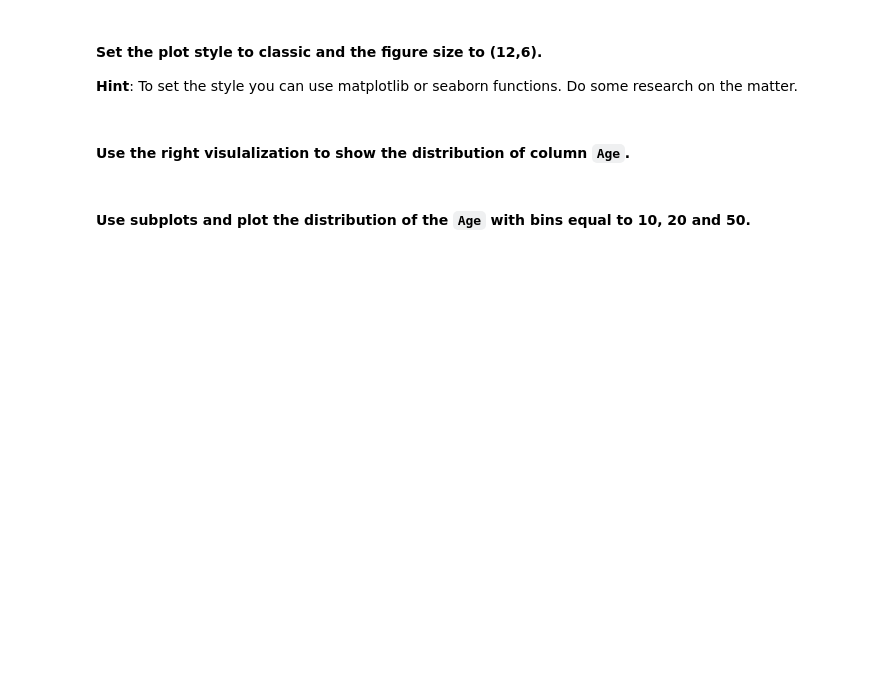
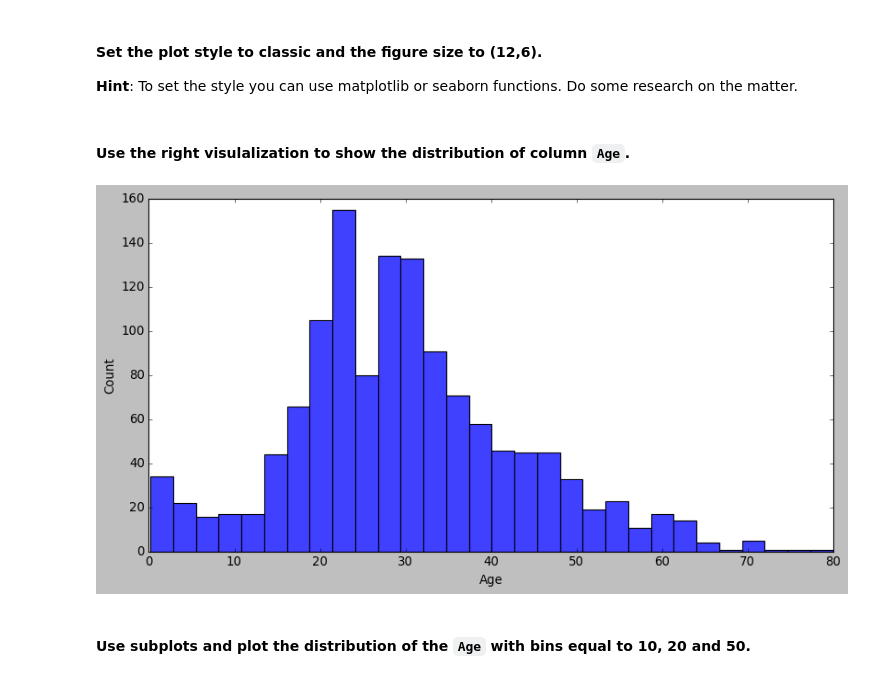
Before and after one commit to Ironhack-Data-Madrid-Marzo-2022/5.2-lab-matplotlib-seaborn, a Jupyter notebook: your-code/main.ipynb, the cells around one changed output. Drawn from its saved outputs; the diff is of its cells as text; code cells hidden in the pictures; blank space fills up the shorter version.

Commit message:
titanic

```diff
--- a/your-code/main.ipynb
+++ b/your-code/main.ipynb
@@ -50,0 +109,3 @@ How the average number of steps change by month. Use the appropriate visualizati
+# %%
+titanic=pd.read_csv('../data/titanic.csv')
+titanic
@@ -69,2 +182,5 @@ How the average number of steps change by month. Use the appropriate visualizati
+# %%
+mpl.style.use('classic')
+plt.rcParams['figure.figsize']=(12, 6)
 # %% [markdown]
 #### Use the right visulalization to show the distribution of column `Age`.
@@ -73,2 +187,6 @@ How the average number of steps change by month. Use the appropriate visualizati
+# %%
+sns.histplot(x=titanic.Age);
+# %% [output]
+[figure, added]
 # %% [markdown]
 #### Use subplots and plot the distribution of the `Age`  with bins equal to 10, 20 and 50.
```
Also changed, not shown: parts of 26 cells of this notebook.
